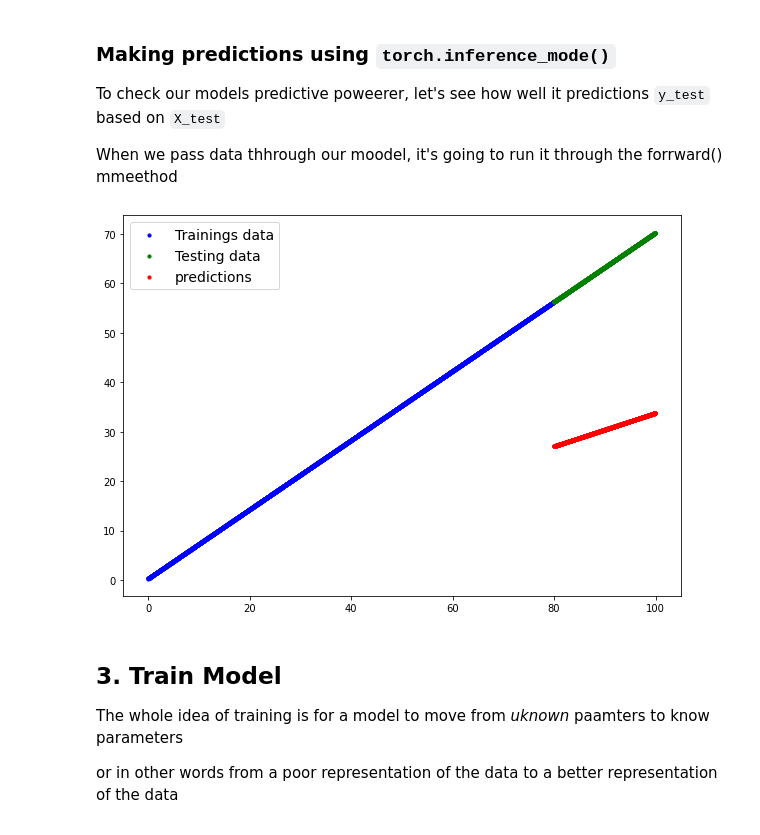
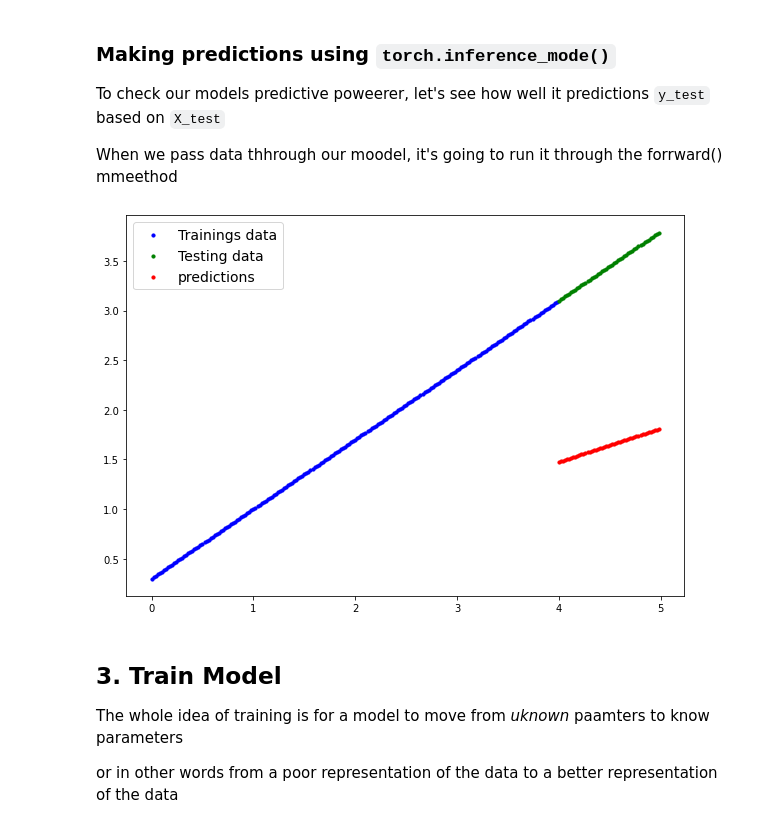
Before and after one commit to Programmer-RD-AI-Archive/PyTorch-ZTM, a Jupyter notebook: 01.ipynb, the cells around one changed output. Saved outputs shown, nothing was run; the diff lists cells and outputs as text; code cells hidden in the pictures.

```diff
--- a/01.ipynb
+++ b/01.ipynb
@@ -55,10 +55,10 @@ bias = 0.3 # a
 # Create data
 
 start = 0.0
-end = 100.0
+end = 5.0
 step = 0.02
-X = torch.arange(start, end ,step).unsqueeze(dim=1)
-y = weight * X + bias
+X = torch.arange(start, end ,step).unsqueeze(dim=1).to('cuda')
+y = (weight * X + bias).to('cuda')
 # %%
 X[:5], y[:5]
 # %% [output]
@@ -108,14 +108,14 @@ def plot_predictions(train_data=X_train,train_labels=y_train,test_data=X_test,te
     plt.figure(figsize=(10,7))
 
     # Plot trainings data in blue
-    plt.scatter(train_data,train_labels, c='b', s=10, label='Trainings data')
+    plt.scatter(train_data.cpu(),train_labels.cpu(), c='b', s=10, label='Trainings data')
 
     # Plot test data in green
-    plt.scatter(test_data, test_labels, c='g', s=10, label='Testing data')
+    plt.scatter(test_data.cpu(), test_labels.cpu(), c='g', s=10, label='Testing data')
 
     if predictions is not None:
         # Plot the predictions
-        plt.scatter(test_data,predictions,c='r', s=10, label='predictions')
+        plt.scatter(test_data.cpu(),predictions.cpu(),c='r', s=10, label='predictions')
     plt.legend(prop={"size":14})
 # %%
 plot_predictions()
@@ -164,7 +164,7 @@ SO we can check our model parameters or what's inside our model using '.paramete
 torch.manual_seed(42)
 
 # Create instance of the model
-model_0 = LinearRegressionModel()
+model_0 = LinearRegressionModel().to('cuda')
 
 list(model_0.parameters()) # the values are the values they are becz we got random val
 # %% [output]
@@ -185,10 +186,10 @@ When we pass data thhrough our moodel, it's going to run it through the forrward
 # %%
 # predictions = inference
 with torch.inference_mode():
-    y_preds = model_0(X_test)
-plot_predictions(predictions=y_preds)
+    y_preds = model_0(X_test.to('cuda'))
+plot_predictions(predictions=y_preds.cpu())
 # %% [output]
-[figure, old version]
+[figure, new version]
 # %% [markdown]
 ## 3. Train Model
 
```
Also changed, not shown: parts of 13 cells of this notebook, 3 other files.
